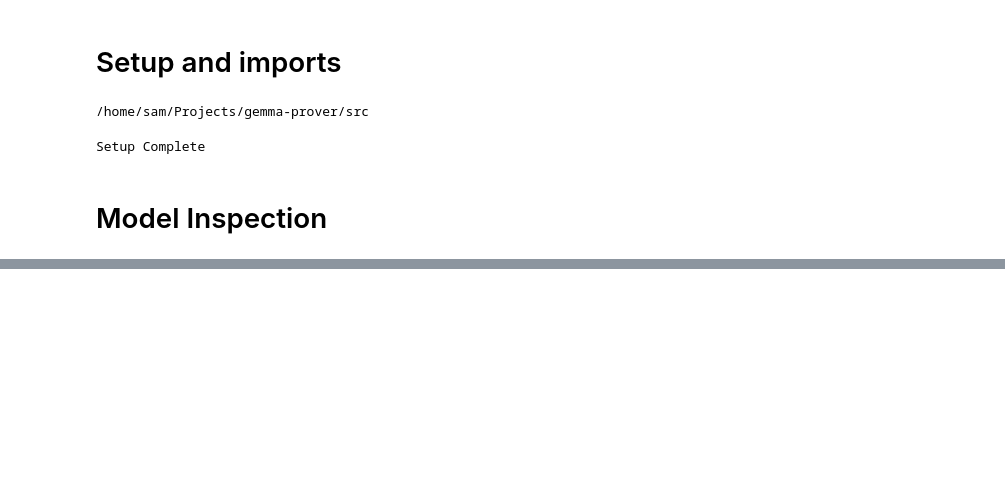
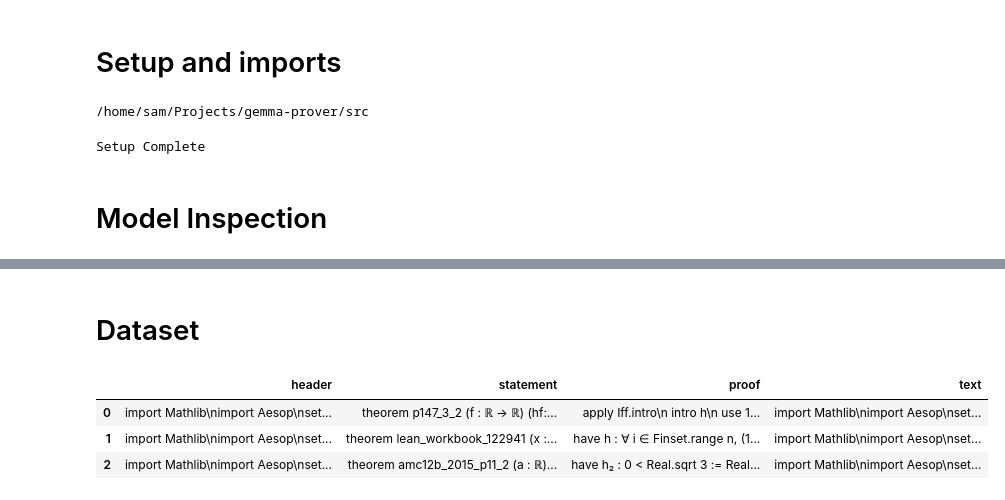
Before and after one commit to AnuroopKeshav/gemma-prover, a Jupyter notebook: src/notebooks/analysis.ipynb, the cells around one changed output, grey strips where cells are left out. Saved outputs shown, nothing was run; the diff lists cells and outputs as text; code cells hidden in the pictures; blank space fills up the shorter version.

```diff
--- a/src/notebooks/analysis.ipynb
+++ b/src/notebooks/analysis.ipynb
@@ -32,3 +37,15 @@ DiffusionGemmaForBlockDiffusion (DiffusionGemmaForBlockDiffusion)
 Total params                                                                                                          25.82B
 Total params (raw)                                                                                            25,823,778,864
 ============================================================================================================================
+# %% [markdown]
+# Dataset
+# %%
+ds = load_train_dataset()
+n = len(ds)
+
+DataFrame(ds[:3])
+# %% [output]
+|  | header | statement | proof | text |
+| 0 | import Mathlib\nimport Aesop\nset... | theorem p147_3_2 (f : ℝ → ℝ) (hf:... | apply Iff.intro\n intro h\n use 1... | import Mathlib\nimport Aesop\nset... |
+| 1 | import Mathlib\nimport Aesop\nset... | theorem lean_workbook_122941 (x :... | have h : ∀ i ∈ Finset.range n, (1... | import Mathlib\nimport Aesop\nset... |
+| 2 | import Mathlib\nimport Aesop\nset... | theorem amc12b_2015_p11_2 (a : ℝ)... | have h₂ : 0 < Real.sqrt 3 := Real... | import Mathlib\nimport Aesop\nset... |
```
Also changed, not shown: parts of 10 cells of this notebook.
